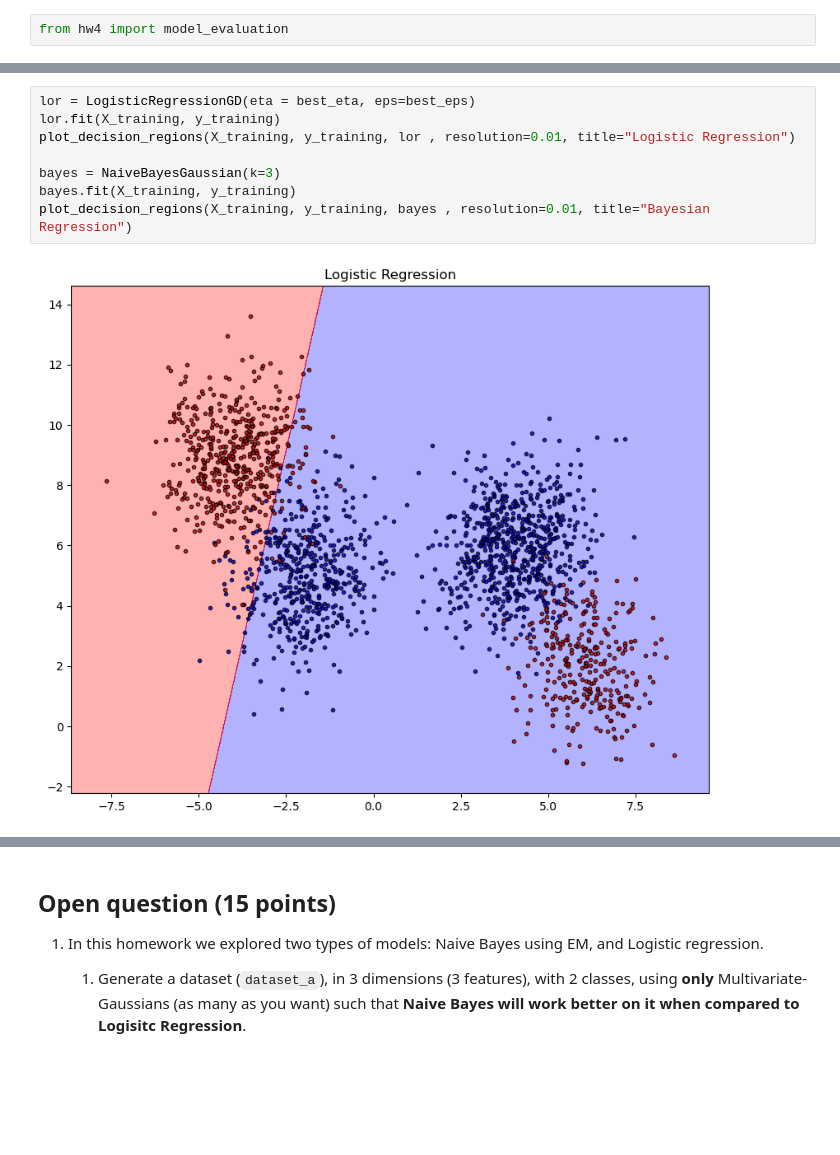
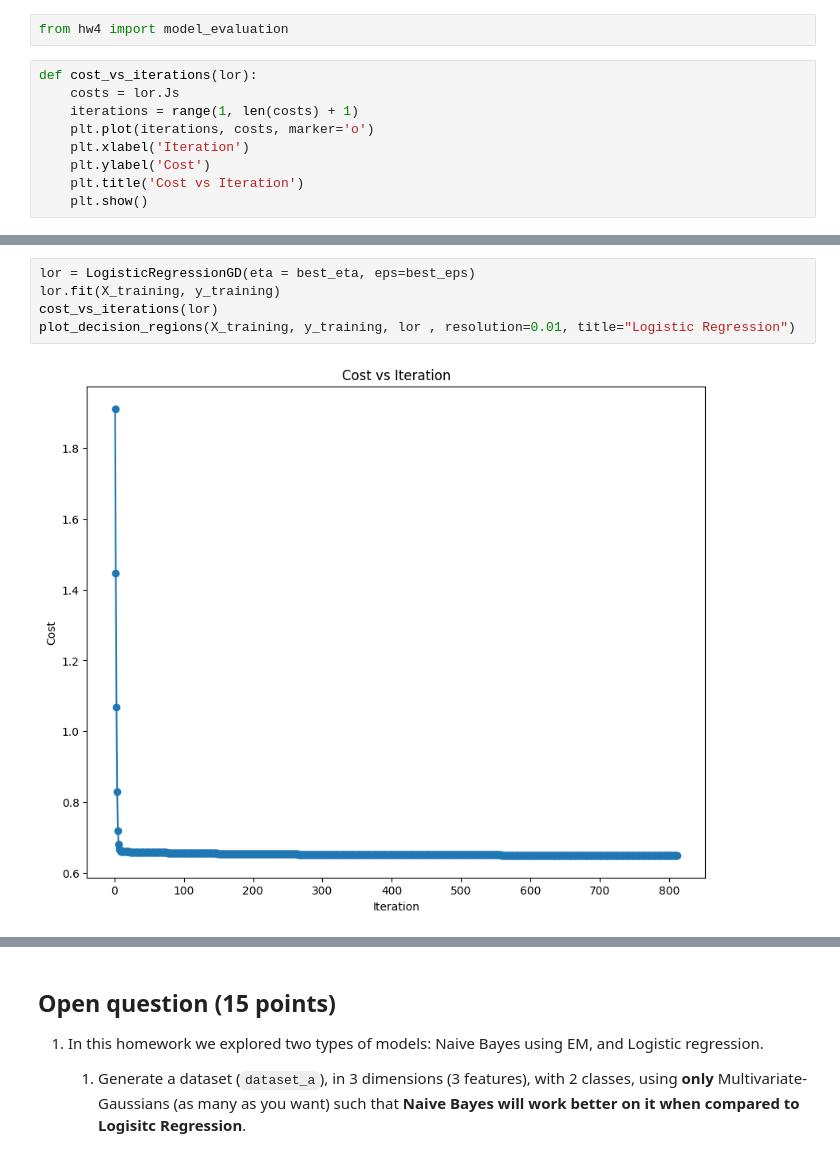
Before and after one commit to liel109/Machine-Learning, a Jupyter notebook: Hw-4/hwa4.ipynb, the cells around one changed output, grey strips where cells are left out. Saved outputs shown, nothing was run; the diff lists cells and outputs as text; blank space fills up the shorter version.

```diff
--- a/Hw-4/hwa4.ipynb
+++ b/Hw-4/hwa4.ipynb
@@ -362,6 +411,15 @@ Use all the training set points:
 1. Provide one or two sentences on each graph explaining what you observe in the graph.
 # %%
 from hw4 import model_evaluation
+# %%
+def cost_vs_iterations(lor):
+    costs = lor.Js
+    iterations = range(1, len(costs) + 1)
+    plt.plot(iterations, costs, marker='o')
+    plt.xlabel('Iteration')
+    plt.ylabel('Cost')
+    plt.title('Cost vs Iteration')
+    plt.show()
 # %%
 # Train - 1000, Test - 500
 X_training_1000 = X_training[:1000, :]
@@ -385,10 +463,7 @@ model_evaluation(X_training, y_training, X_test, y_test, 2, best_eta, best_eps)
 # %%
 lor = LogisticRegressionGD(eta = best_eta, eps=best_eps)
 lor.fit(X_training, y_training)
+cost_vs_iterations(lor)
 plot_decision_regions(X_training, y_training, lor , resolution=0.01, title="Logistic Regression")
-
-bayes = NaiveBayesGaussian(k=3)
-bayes.fit(X_training, y_training)
-plot_decision_regions(X_training, y_training, bayes , resolution=0.01, title="Bayesian Regression")
 # %% [output]
-[figure, old version]
+[figure, new version]
```
Also changed, not shown: parts of 23 cells of this notebook, 2 other files.
